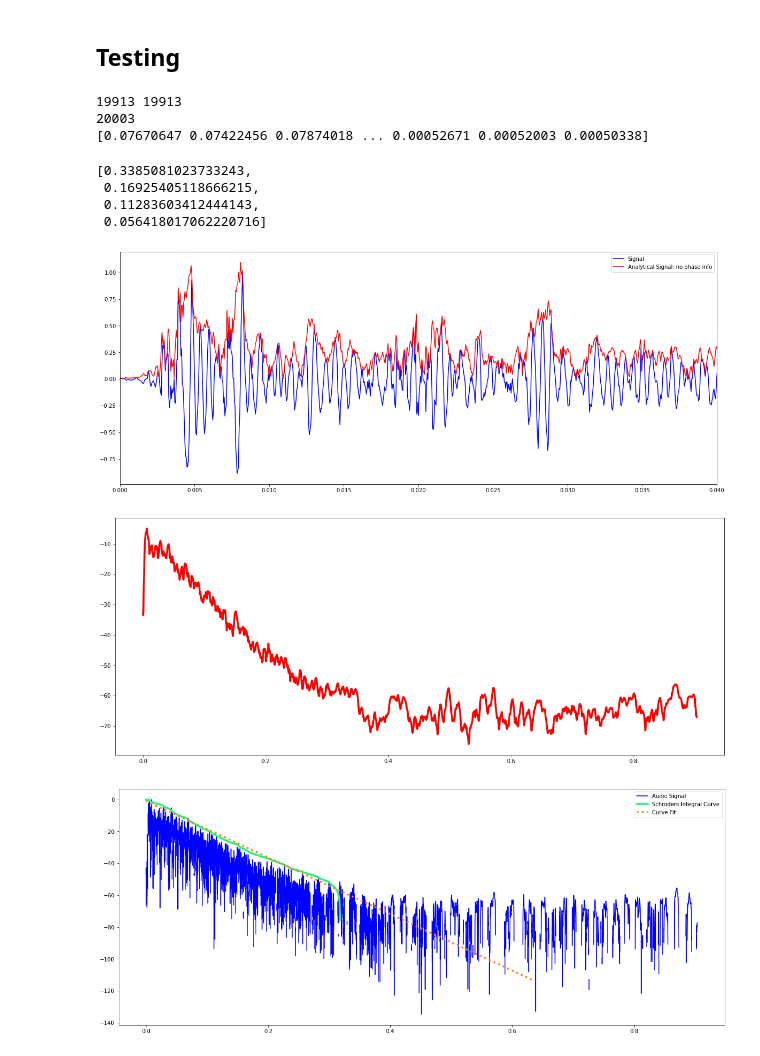
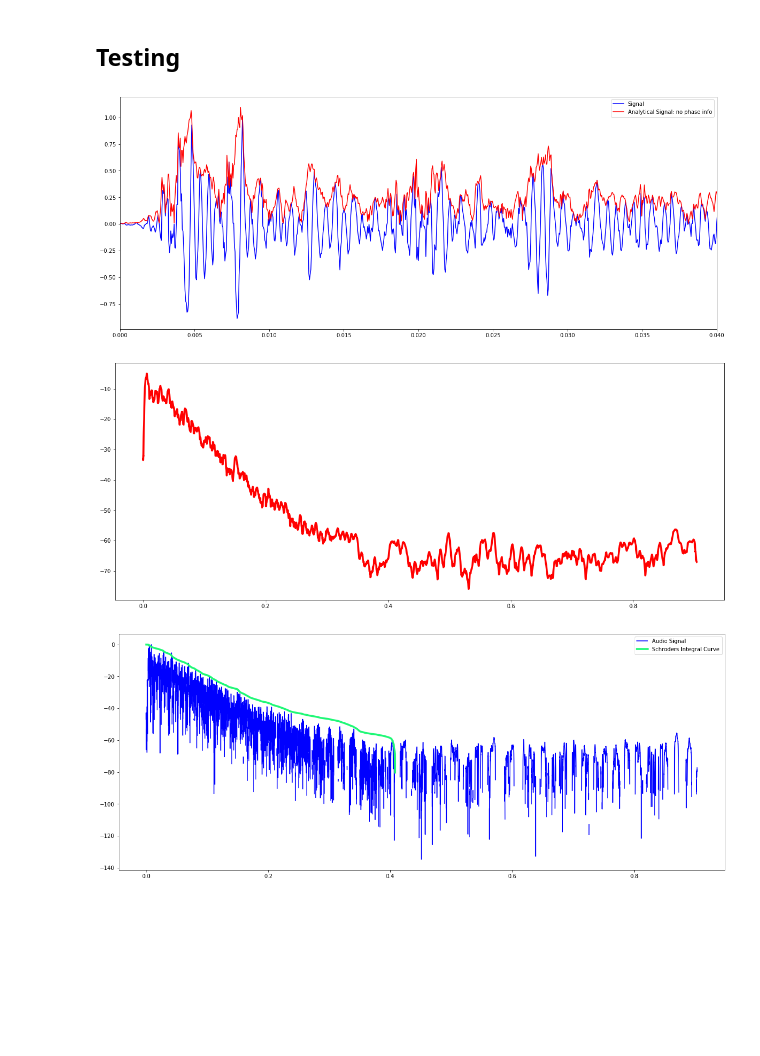
Before and after one commit to aae2079/room-acoustics, a Jupyter notebook: acousticTesting/roomAcousticM.ipynb, the cells around one changed output. Cells and saved outputs as stored; diff of their text form; code cells hidden in the pictures; blank space fills up the shorter version.

Commit message:
considered real time approach for reverb time calculation

```diff
--- a/acousticTesting/roomAcousticM.ipynb
+++ b/acousticTesting/roomAcousticM.ipynb
@@ -215,34 +241,40 @@ ValueError: x and y must have same first dimension, but have shapes (904,) and (
 # %%
 np.set_printoptions(threshold=None, edgeitems=None, linewidth=None, suppress=None)
 #Test Signal
 y,sr = lr.load("../wavs/bedroom_RIR.wav")
 
-import scipy.io.wavfile as wav
-
-fs, signal = wav.read("../wavs/bedroom_RIR.wav")
-
-signal = signal #/ 32767 # 2**15 - 1
-
-fs = 10000
-time = np.arange(0,1,1/fs)
-#y = np.sin(2*np.pi*60*time)
-noiz = 0.08 * np.random.rand(len(y))
-
-noizy_signal = y + noiz
-noizy_signal_fft = np.fft.rfft(noizy_signal)
-noizy_signal_fft[0] = 0
+#snrAnyl(noiz,sr, 1024, 0.5, "hann")
+#reverbTimeCalc(y,sr,128,7000)
 
 
-#snrAnyl(noiz,sr, 1024, 0.5, "hann")
-reverbTimeCalc(y,sr,128,7000)
+"""
+For sake of simulating a real time task, I read in the entire file to get the size
+and time array but will be breaking up into chunks of 1024.
+"""
+
+x = np.array([])
+tF = np.array([])
+buffer = np.array([])
+chunkSize = 1024
+t = np.arange(len(y))/sr
+
+
+for i in range(0,len(y),chunkSize):
+    st = i
+    en = i+chunkSize
+
+    sigChunk = y[st:en]
+    tChunk = t[st:en]
+
+    # x_anyl = sc.hilbert(sigChunk)
+    # x_env = np.abs(x_anyl)
+    # x_ma = movingAvg(x_env,100)
+    # avg = np.mean(x_ma)
+
+    revTime, buffer = reverbTimeCalc(sigChunk,buffer,sr, 9000)
+
+#xSch = schroedersIntegral(x[::-1]**2)
 # %% [output]
-19913 19913
-20003
-[0.07670647 0.07422456 0.07874018 ... 0.00052671 0.00052003 0.00050338]
-[0.3385081023733243,
- 0.16925405118666215,
- 0.11283603412444143,
- 0.056418017062220716]
 [figure]
 [figure]
-[figure, old version]
+[figure, new version]
```
Also changed, not shown: parts of 7 cells of this notebook.
